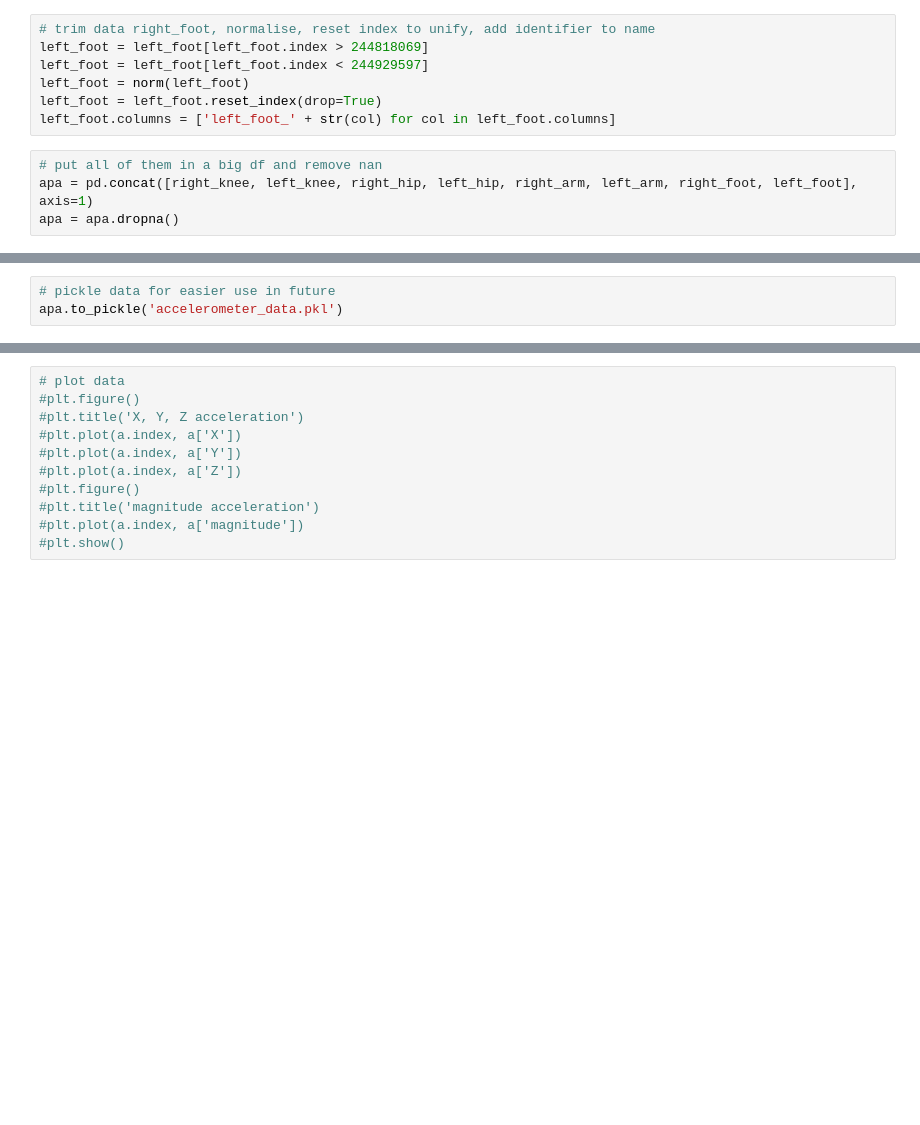
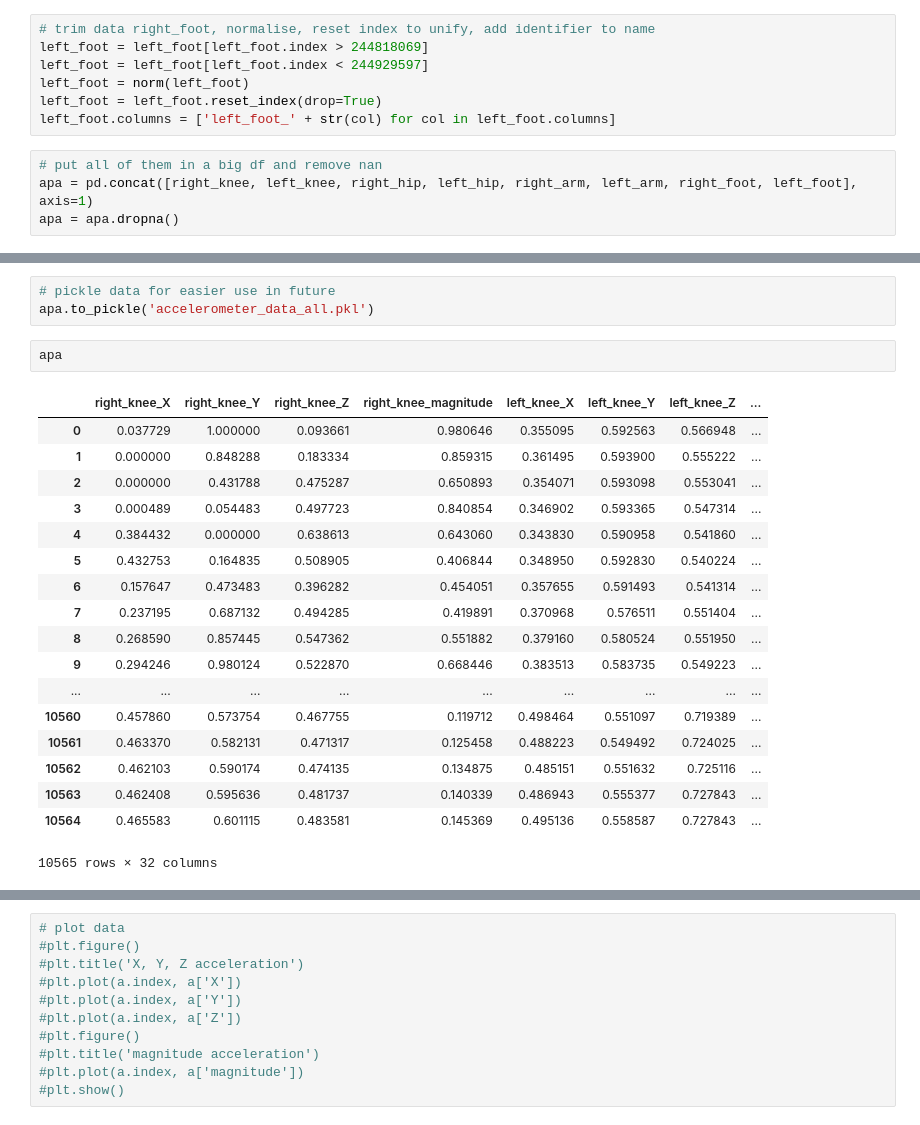
Before and after one commit to horken7/bioloid-cpg, a Jupyter notebook: accelerometer/analyse_accelerometer_data.ipynb, the cells around one changed output, grey strips where cells are left out. Drawn from its saved outputs; the diff is of its cells as text; blank space fills up the shorter version.

```diff
--- a/accelerometer/analyse_accelerometer_data.ipynb
+++ b/accelerometer/analyse_accelerometer_data.ipynb
@@ -104,3 +104,24 @@ plt.show()
 # %%
 # pickle data for easier use in future
-apa.to_pickle('accelerometer_data.pkl')
+apa.to_pickle('accelerometer_data_all.pkl')
+# %%
+apa
+# %% [output]
+|  | right_knee_X | right_knee_Y | right_knee_Z | right_knee_magnitude | left_knee_X | left_knee_Y | left_knee_Z | ... |
+| 0 | 0.037729 | 1.000000 | 0.093661 | 0.980646 | 0.355095 | 0.592563 | 0.566948 | ... |
+| 1 | 0.000000 | 0.848288 | 0.183334 | 0.859315 | 0.361495 | 0.593900 | 0.555222 | ... |
+| 2 | 0.000000 | 0.431788 | 0.475287 | 0.650893 | 0.354071 | 0.593098 | 0.553041 | ... |
+| 3 | 0.000489 | 0.054483 | 0.497723 | 0.840854 | 0.346902 | 0.593365 | 0.547314 | ... |
+| 4 | 0.384432 | 0.000000 | 0.638613 | 0.643060 | 0.343830 | 0.590958 | 0.541860 | ... |
+| 5 | 0.432753 | 0.164835 | 0.508905 | 0.406844 | 0.348950 | 0.592830 | 0.540224 | ... |
+| 6 | 0.157647 | 0.473483 | 0.396282 | 0.454051 | 0.357655 | 0.591493 | 0.541314 | ... |
+| 7 | 0.237195 | 0.687132 | 0.494285 | 0.419891 | 0.370968 | 0.576511 | 0.551404 | ... |
+| 8 | 0.268590 | 0.857445 | 0.547362 | 0.551882 | 0.379160 | 0.580524 | 0.551950 | ... |
+| 9 | 0.294246 | 0.980124 | 0.522870 | 0.668446 | 0.383513 | 0.583735 | 0.549223 | ... |
+| ... | ... | ... | ... | ... | ... | ... | ... | ... |
+| 10560 | 0.457860 | 0.573754 | 0.467755 | 0.119712 | 0.498464 | 0.551097 | 0.719389 | ... |
+| 10561 | 0.463370 | 0.582131 | 0.471317 | 0.125458 | 0.488223 | 0.549492 | 0.724025 | ... |
+| 10562 | 0.462103 | 0.590174 | 0.474135 | 0.134875 | 0.485151 | 0.551632 | 0.725116 | ... |
+| 10563 | 0.462408 | 0.595636 | 0.481737 | 0.140339 | 0.486943 | 0.555377 | 0.727843 | ... |
+| 10564 | 0.465583 | 0.601115 | 0.483581 | 0.145369 | 0.495136 | 0.558587 | 0.727843 | ... |
+10565 rows × 32 columns
```
Also changed, not shown: parts of 3 cells of this notebook, 2 other files.
